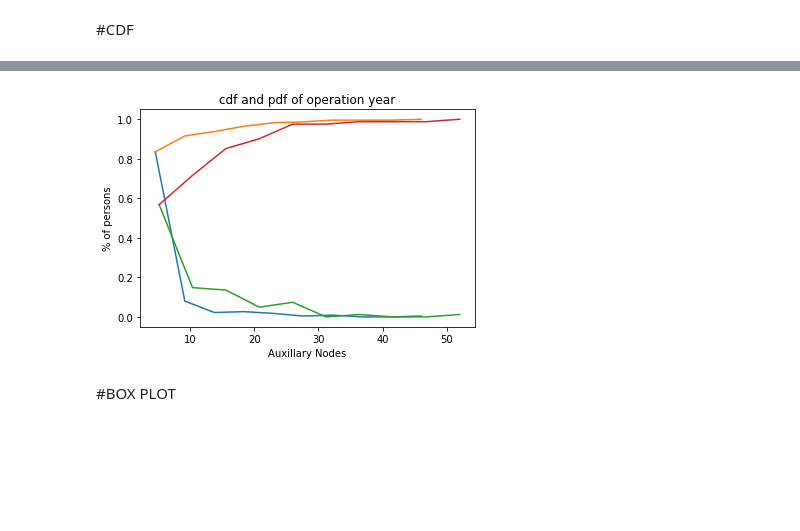
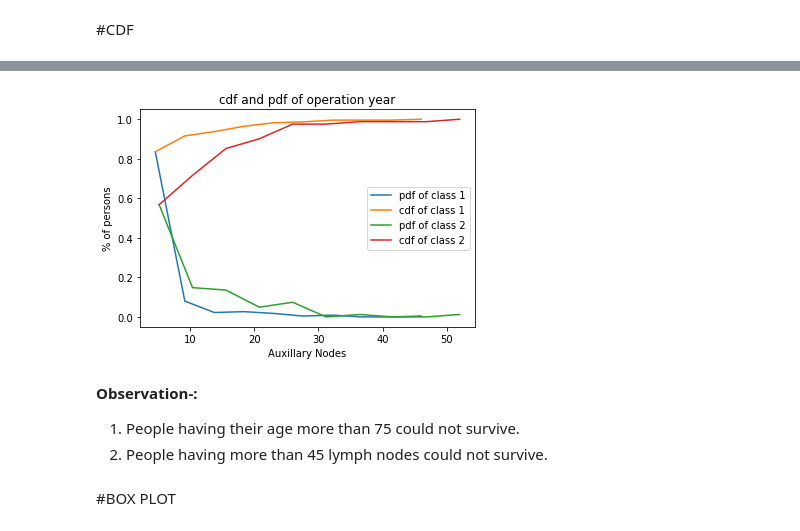
Before and after one commit to riddhi-jain/EDA-using-Haberman-Dataset, a Jupyter notebook: EDA_using_Haberman_Dataset.ipynb, the cells around one changed output, grey strips where cells are left out. Cells and saved outputs as stored; diff of their text form; code cells hidden in the pictures; blank space fills up the shorter version.

```diff
--- a/EDA_using_Haberman_Dataset.ipynb
+++ b/EDA_using_Haberman_Dataset.ipynb
@@ -139,23 +147,29 @@ plt.show()
 # %%
 counts,bin_edges=np.histogram(one["xil_nodes"],bins=10,density=True)
 pdf=counts/(sum(counts))
 cdf=np.cumsum(pdf)
 plt.title("cdf and pdf of operation year")
 plt.ylabel("% of persons")
 plt.xlabel("Auxillary Nodes")
 plt.plot(bin_edges[1:], pdf)
 plt.plot(bin_edges[1:], cdf)
 
 
 
 counts,bin_edges=np.histogram(two["xil_nodes"],bins=10,density=True)
 pdf=counts/(sum(counts))
 cdf=np.cumsum(pdf)
 plt.plot(bin_edges[1:], pdf)
 plt.plot(bin_edges[1:], cdf)
+plt.legend(label)
 plt.show()
 # %% [output]
-[figure, old version]
+[figure, new version]
+# %% [markdown]
+**Observation-:**
+
+1. People having their age more than 75 could not survive.
+2. People having more than 45 lymph nodes could not survive.
 # %% [markdown]
 #BOX PLOT
 # %%
```
Also changed, not shown: parts of 14 cells of this notebook.
